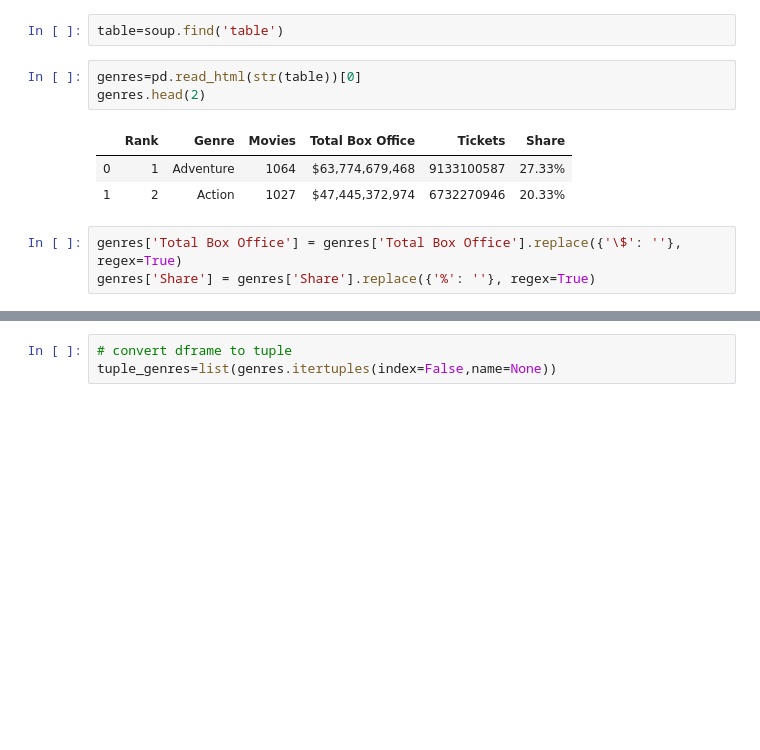
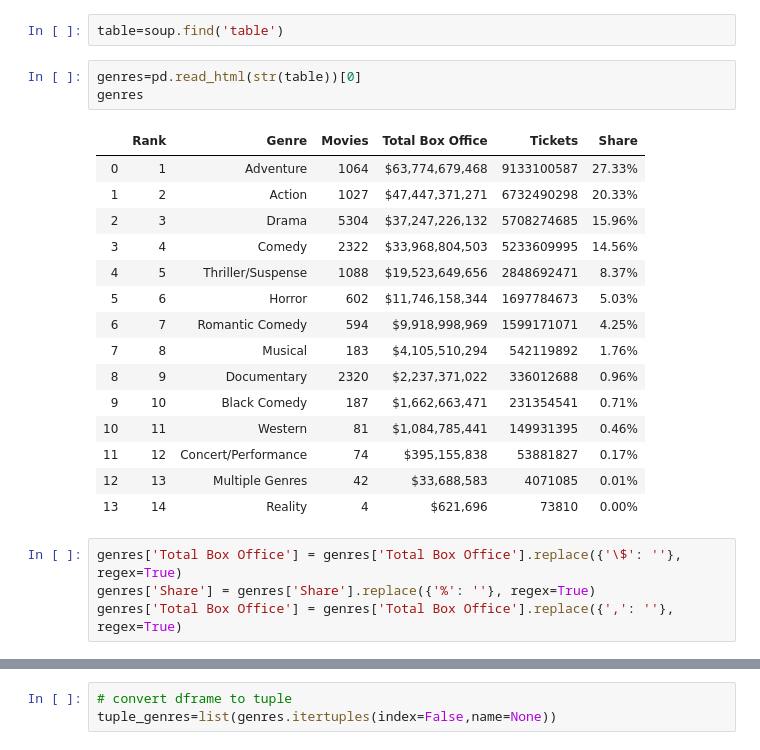
Before and after one commit to trevohearn/SailajaAndTrevor, a Jupyter notebook: new movies project(final).ipynb, the cells around one changed output, grey strips where cells are left out. Drawn from its saved outputs; the diff is of its cells as text; blank space fills up the shorter version.

```diff
--- a/new movies project(final).ipynb
+++ b/new movies project(final).ipynb
@@ -11,11 +11,24 @@ soup = BeautifulSoup(html_page.content,'html.parser')
 table=soup.find('table')
 # %%
 genres=pd.read_html(str(table))[0]
-genres.head(2)
+genres
 # %% [output]
 |  | Rank | Genre | Movies | Total Box Office | Tickets | Share |
 | 0 | 1 | Adventure | 1064 | $63,774,679,468 | 9133100587 | 27.33% |
-| 1 | 2 | Action | 1027 | $47,445,372,974 | 6732270946 | 20.33% |
+| 1 | 2 | Action | 1027 | $47,447,371,271 | 6732490298 | 20.33% |
+| 2 | 3 | Drama | 5304 | $37,247,226,132 | 5708274685 | 15.96% |
+| 3 | 4 | Comedy | 2322 | $33,968,804,503 | 5233609995 | 14.56% |
+| 4 | 5 | Thriller/Suspense | 1088 | $19,523,649,656 | 2848692471 | 8.37% |
+| 5 | 6 | Horror | 602 | $11,746,158,344 | 1697784673 | 5.03% |
+| 6 | 7 | Romantic Comedy | 594 | $9,918,998,969 | 1599171071 | 4.25% |
+| 7 | 8 | Musical | 183 | $4,105,510,294 | 542119892 | 1.76% |
+| 8 | 9 | Documentary | 2320 | $2,237,371,022 | 336012688 | 0.96% |
+| 9 | 10 | Black Comedy | 187 | $1,662,663,471 | 231354541 | 0.71% |
+| 10 | 11 | Western | 81 | $1,084,785,441 | 149931395 | 0.46% |
+| 11 | 12 | Concert/Performance | 74 | $395,155,838 | 53881827 | 0.17% |
+| 12 | 13 | Multiple Genres | 42 | $33,688,583 | 4071085 | 0.01% |
+| 13 | 14 | Reality | 4 | $621,696 | 73810 | 0.00% |
 # %%
 genres['Total Box Office'] = genres['Total Box Office'].replace({'\$': ''}, regex=True)
 genres['Share'] = genres['Share'].replace({'%': ''}, regex=True)
+genres['Total Box Office'] = genres['Total Box Office'].replace({',': ''}, regex=True)
```
Also changed, not shown: parts of 19 cells of this notebook, 1 other file.
